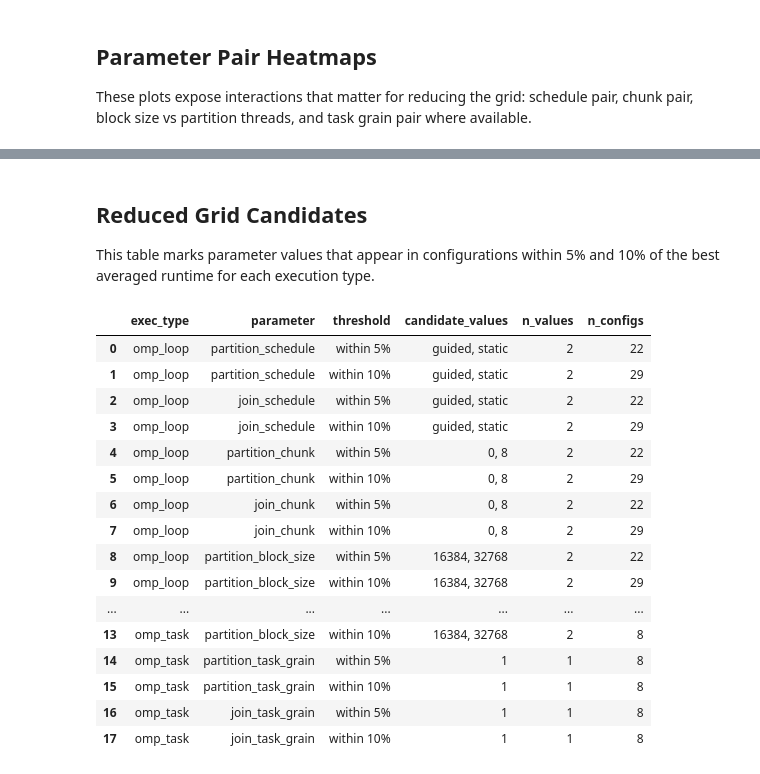
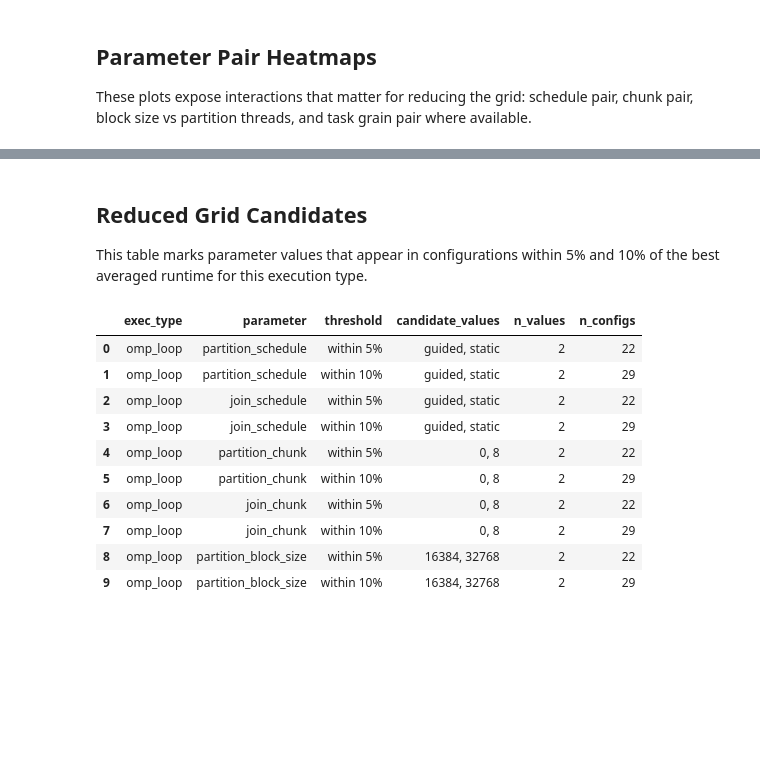
Before and after one commit to GianlucaPanzani/Optimization-of-Partitioned-Hash-Join-with-Duplicates-part_3, a Jupyter notebook: src/omp_loop_statistics.ipynb, the cells around one changed output, grey strips where cells are left out. Cells and saved outputs as stored; diff of their text form; code cells hidden in the pictures; blank space fills up the shorter version.

```diff
--- a/src/omp_statistics.ipynb
+++ b/src/omp_loop_statistics.ipynb
@@ -313,21 +275,17 @@ base_parameters = [
     "partition_task_grain",
     "join_task_grain",
 ]
+params = [col for col in base_parameters if col in avg_df.columns and avg_df[col].nunique(dropna=True) > 1]
 
-for exec_type in exec_types:
-    subdf = avg_df[avg_df["exec_type"] == exec_type].copy()
-    params = [col for col in base_parameters if col in subdf.columns and subdf[col].nunique(dropna=True) > 1]
-    if not params:
-        continue
-
+if params:
     ncols = 3
     nrows = (len(params) + ncols - 1) // ncols
     fig, axes = plt.subplots(nrows, ncols, figsize=(5.2 * ncols, 3.6 * nrows), squeeze=False)
-    best_time = subdf["time_sec"].min()
+    best_time = avg_df["time_sec"].min()
 
     for ax, param in zip(axes.ravel(), params):
         param_df = (
-            subdf.groupby(param, dropna=False)
+            avg_df.groupby(param, dropna=False)
             .agg(median_time=("time_sec", "median"), best_time=("time_sec", "min"), count=("time_sec", "size"))
             .reset_index()
             .sort_values("median_time")
@@ -348,7 +306,9 @@ for exec_type in exec_types:
 
     handles, labels = axes.ravel()[0].get_legend_handles_labels()
     fig.legend(handles, labels, loc="upper right", frameon=False)
-    fig.suptitle(f"{exec_type}: parameter sensitivity", y=1.02)
+    fig.suptitle(f"{EXEC_TYPE}: parameter sensitivity", y=1.02)
     fig.tight_layout()
-    finish_plot(fig, f"{exec_type}_parameter_sensitivity")
+    finish_plot(fig, f"{EXEC_TYPE}_parameter_sensitivity")
+else:
+    print("No varying parameters available for sensitivity analysis.")
 # %% [output]
@@ -406,45 +360,35 @@ for exec_type in exec_types:
 # %% [markdown]
 ## Reduced Grid Candidates
 
-This table marks parameter values that appear in configurations within 5% and 10% of the best averaged runtime for each execution type.
+This table marks parameter values that appear in configurations within 5% and 10% of the best averaged runtime for this execution type.
 # %%
 rows = []
-for exec_type in exec_types:
-    subdf = avg_df[avg_df["exec_type"] == exec_type].copy()
-    best_time = subdf["time_sec"].min()
-    params = [col for col in base_parameters if col in subdf.columns and subdf[col].nunique(dropna=True) > 1]
-
-    for param in params:
-        for tolerance in [0.05, 0.10]:
-            near_best = subdf[subdf["time_sec"] <= best_time * (1.0 + tolerance)]
-            values = near_best[param].dropna().unique().tolist()
-            values = sorted(values)
-            rows.append({
-                "exec_type": exec_type,
-                "parameter": param,
-                "threshold": f"within {int(tolerance * 100)}%",
-                "candidate_values": ", ".join(format_axis_value(v) for v in values),
-                "n_values": len(values),
-                "n_configs": len(near_best),
-            })
+for param in params:
+    best_time = avg_df["time_sec"].min()
+    for tolerance in [0.05, 0.10]:
+        near_best = avg_df[avg_df["time_sec"] <= best_time * (1.0 + tolerance)]
+        values = near_best[param].dropna().unique().tolist()
+        values = sorted(values)
+        rows.append({
+            "exec_type": EXEC_TYPE,
+            "parameter": param,
+            "threshold": f"within {int(tolerance * 100)}%",
+            "candidate_values": ", ".join(format_axis_value(v) for v in values),
+            "n_values": len(values),
+            "n_configs": len(near_best),
+        })
 
 candidate_values_df = pd.DataFrame(rows)
 display(candidate_values_df)
 # %% [output]
 |  | exec_type | parameter | threshold | candidate_values | n_values | n_configs |
 | 0 | omp_loop | partition_schedule | within 5% | guided, static | 2 | 22 |
 | 1 | omp_loop | partition_schedule | within 10% | guided, static | 2 | 29 |
 | 2 | omp_loop | join_schedule | within 5% | guided, static | 2 | 22 |
 | 3 | omp_loop | join_schedule | within 10% | guided, static | 2 | 29 |
 | 4 | omp_loop | partition_chunk | within 5% | 0, 8 | 2 | 22 |
 | 5 | omp_loop | partition_chunk | within 10% | 0, 8 | 2 | 29 |
 | 6 | omp_loop | join_chunk | within 5% | 0, 8 | 2 | 22 |
 | 7 | omp_loop | join_chunk | within 10% | 0, 8 | 2 | 29 |
 | 8 | omp_loop | partition_block_size | within 5% | 16384, 32768 | 2 | 22 |
 | 9 | omp_loop | partition_block_size | within 10% | 16384, 32768 | 2 | 29 |
-| ... | ... | ... | ... | ... | ... | ... |
-| 13 | omp_task | partition_block_size | within 10% | 16384, 32768 | 2 | 8 |
-| 14 | omp_task | partition_task_grain | within 5% | 1 | 1 | 8 |
-| 15 | omp_task | partition_task_grain | within 10% | 1 | 1 | 8 |
-| 16 | omp_task | join_task_grain | within 5% | 1 | 1 | 8 |
-| 17 | omp_task | join_task_grain | within 10% | 1 | 1 | 8 |
```
Also changed, not shown: parts of 8 cells of this notebook, 9 other files.
